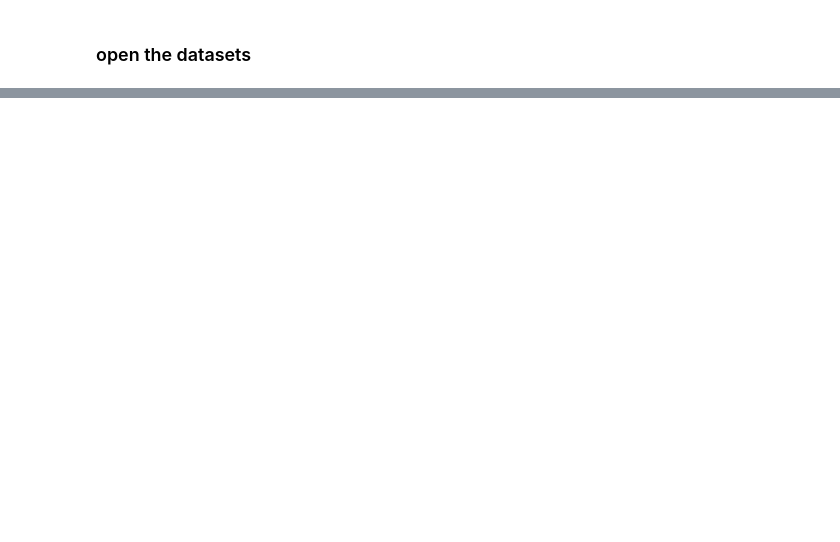
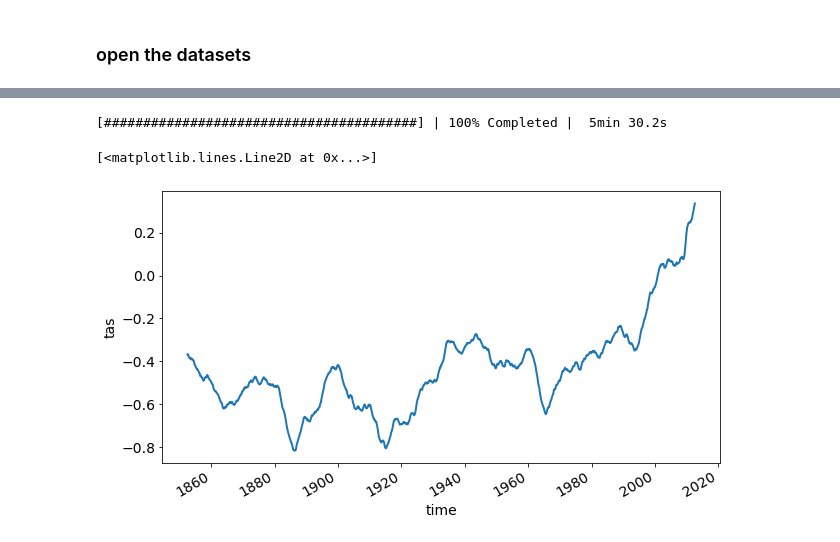
Before and after one commit to nicolasfauchereau/climate_data_analytics, a Jupyter notebook: notebooks/CMIP6_in_the_cloud.ipynb, the cells around one changed output, grey strips where cells are left out. Saved outputs shown, nothing was run; the diff lists cells and outputs as text; code cells hidden in the pictures; blank space fills up the shorter version.

```diff
--- a/notebooks/CMIP6_in_the_cloud.ipynb
+++ b/notebooks/CMIP6_in_the_cloud.ipynb
@@ -101,0 +261,4 @@ dset_ssp585
+# %%
+weights = np.cos(np.deg2rad(hist_anomalies.lat))
+weights.name = "weights"
+weights
@@ -101,0 +283,16 @@ dset_ssp585
+# %%
+weighted_mean = hist_anomalies['tas'].weighted(weights)
+# %%
+weighted_mean = weighted_mean.mean(("lon", "lat"))
+# %%
+with ProgressBar():
+    weighted_mean.compute()
+# %% [output]
+[########################################] | 100% Completed |  5min 30.2s
+# %%
+weighted_mean_smooth = weighted_mean.rolling(time=12*5, center=True).mean().dropna("time")
+# %%
+weighted_mean_smooth.plot()
+# %% [output]
+[<matplotlib.lines.Line2D at 0x...>]
+[figure, added]
```
Also changed, not shown: parts of 34 cells of this notebook, 1 other file.
